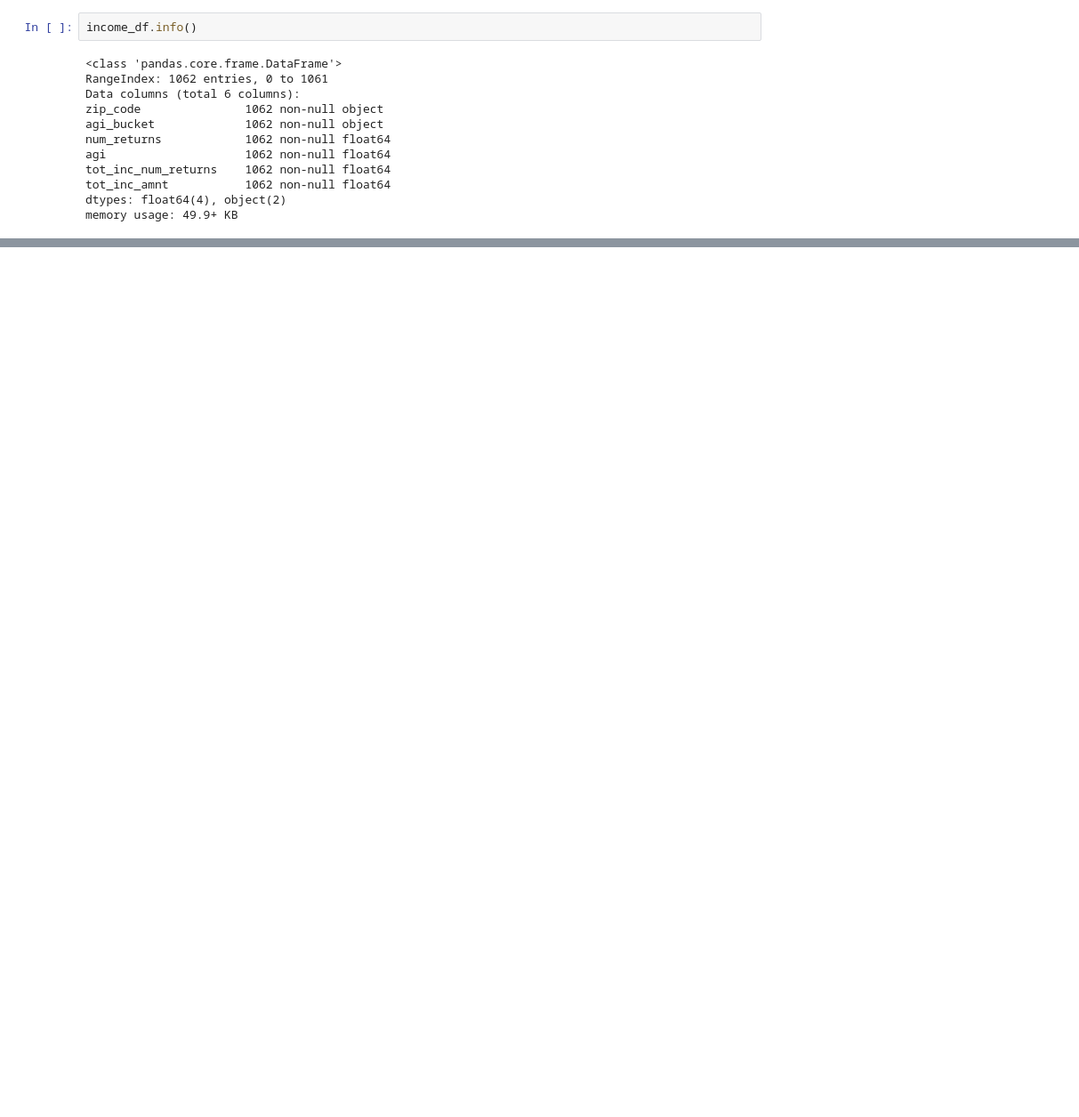
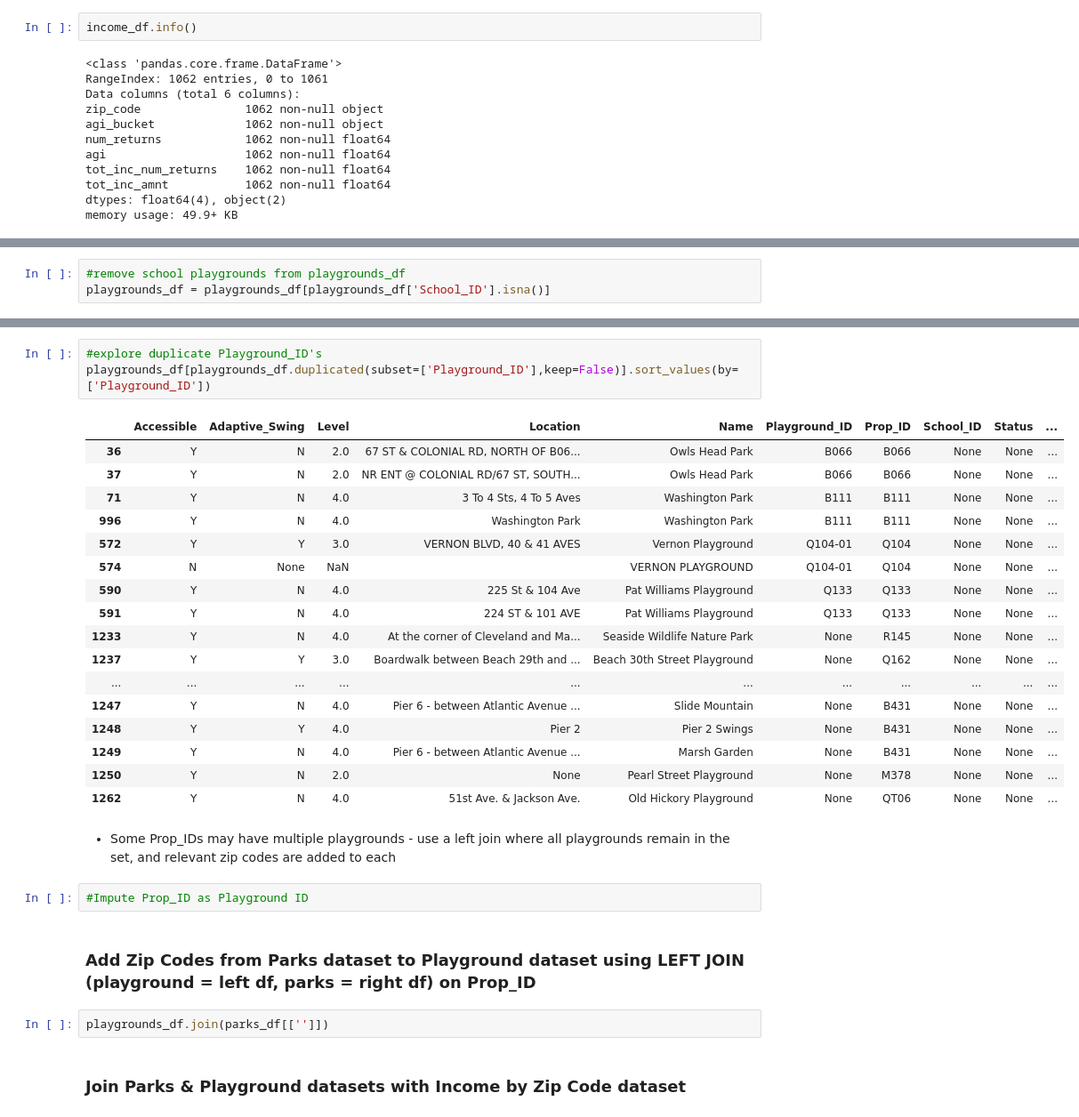
Before and after one commit to as6140/nyc_playgrounds_income, a Jupyter notebook: exploratory_data_analysis.ipynb, the cells around one changed output, grey strips where cells are left out. Shown at 89% size. Drawn from its saved outputs; the diff is of its cells as text; blank space fills up the shorter version.

```diff
--- a/exploratory_data_analysis.ipynb
+++ b/exploratory_data_analysis.ipynb
@@ -131,0 +296,3 @@ nyc_zips_df = pd.read_csv('zip_borough.csv')
+# %%
+#remove school playgrounds from playgrounds_df
+playgrounds_df = playgrounds_df[playgrounds_df['School_ID'].isna()]
@@ -131,0 +333,31 @@ nyc_zips_df = pd.read_csv('zip_borough.csv')
+# %%
+#explore duplicate Playground_ID's
+playgrounds_df[playgrounds_df.duplicated(subset=['Playground_ID'],keep=False)].sort_values(by=['Playground_ID'])
+# %% [output]
+|  | Accessible | Adaptive_Swing | Level | Location | Name | Playground_ID | Prop_ID | School_ID | Status | ... |
+| 36 | Y | N | 2.0 | 67 ST & COLONIAL RD, NORTH OF B06... | Owls Head Park | B066 | B066 | None | None | ... |
+| 37 | Y | N | 2.0 | NR ENT @ COLONIAL RD/67 ST, SOUTH... | Owls Head Park | B066 | B066 | None | None | ... |
+| 71 | Y | N | 4.0 | 3 To 4 Sts, 4 To 5 Aves | Washington Park | B111 | B111 | None | None | ... |
+| 996 | Y | N | 4.0 | Washington Park | Washington Park | B111 | B111 | None | None | ... |
+| 572 | Y | Y | 3.0 | VERNON BLVD, 40 & 41 AVES | Vernon Playground | Q104-01 | Q104 | None | None | ... |
+| 574 | N | None | NaN |  | VERNON PLAYGROUND | Q104-01 | Q104 | None | None | ... |
+| 590 | Y | N | 4.0 | 225 St & 104 Ave | Pat Williams Playground | Q133 | Q133 | None | None | ... |
+| 591 | Y | N | 4.0 | 224 ST & 101 AVE | Pat Williams Playground | Q133 | Q133 | None | None | ... |
+| 1233 | Y | N | 4.0 | At the corner of Cleveland and Ma... | Seaside Wildlife Nature Park | None | R145 | None | None | ... |
+| 1237 | Y | Y | 3.0 | Boardwalk between Beach 29th and ... | Beach 30th Street Playground | None | Q162 | None | None | ... |
+| ... | ... | ... | ... | ... | ... | ... | ... | ... | ... | ... |
+| 1247 | Y | N | 4.0 | Pier 6 - between Atlantic Avenue ... | Slide Mountain | None | B431 | None | None | ... |
+| 1248 | Y | Y | 4.0 | Pier 2 | Pier 2 Swings | None | B431 | None | None | ... |
+| 1249 | Y | N | 4.0 | Pier 6 - between Atlantic Avenue ... | Marsh Garden | None | B431 | None | None | ... |
+| 1250 | Y | N | 2.0 | None | Pearl Street Playground | None | M378 | None | None | ... |
+| 1262 | Y | N | 4.0 | 51st Ave. & Jackson Ave. | Old Hickory Playground | None | QT06 | None | None | ... |
+# %% [markdown]
+- Some Prop_IDs may have multiple playgrounds - use a left join where all playgrounds remain in the set, and relevant zip codes are added to each
+# %%
+#Impute Prop_ID as Playground ID
+# %% [markdown]
+### Add Zip Codes from Parks dataset to Playground dataset using LEFT JOIN (playground = left df, parks = right df) on Prop_ID
+# %%
+playgrounds_df.join(parks_df[['']])
+# %% [markdown]
+### Join Parks & Playground datasets with Income by Zip Code dataset
```
Also changed, not shown: parts of 35 cells of this notebook.
